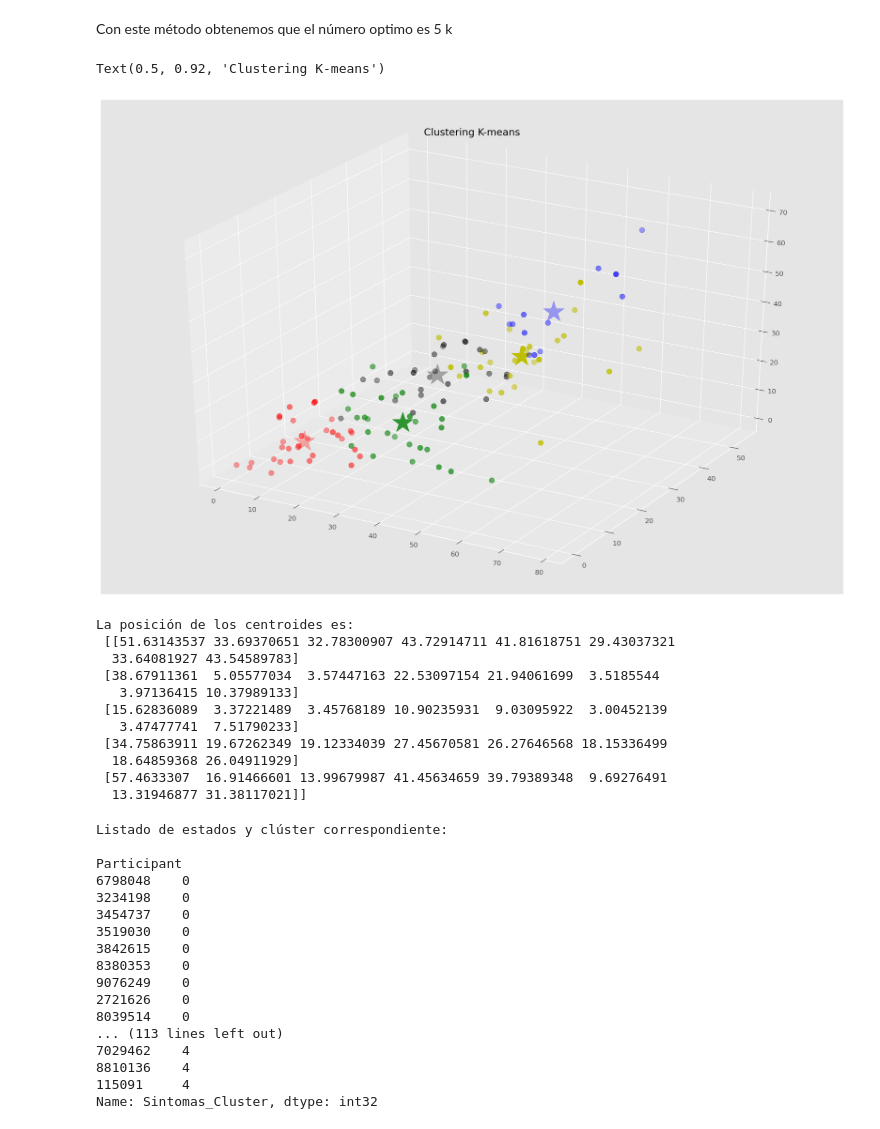
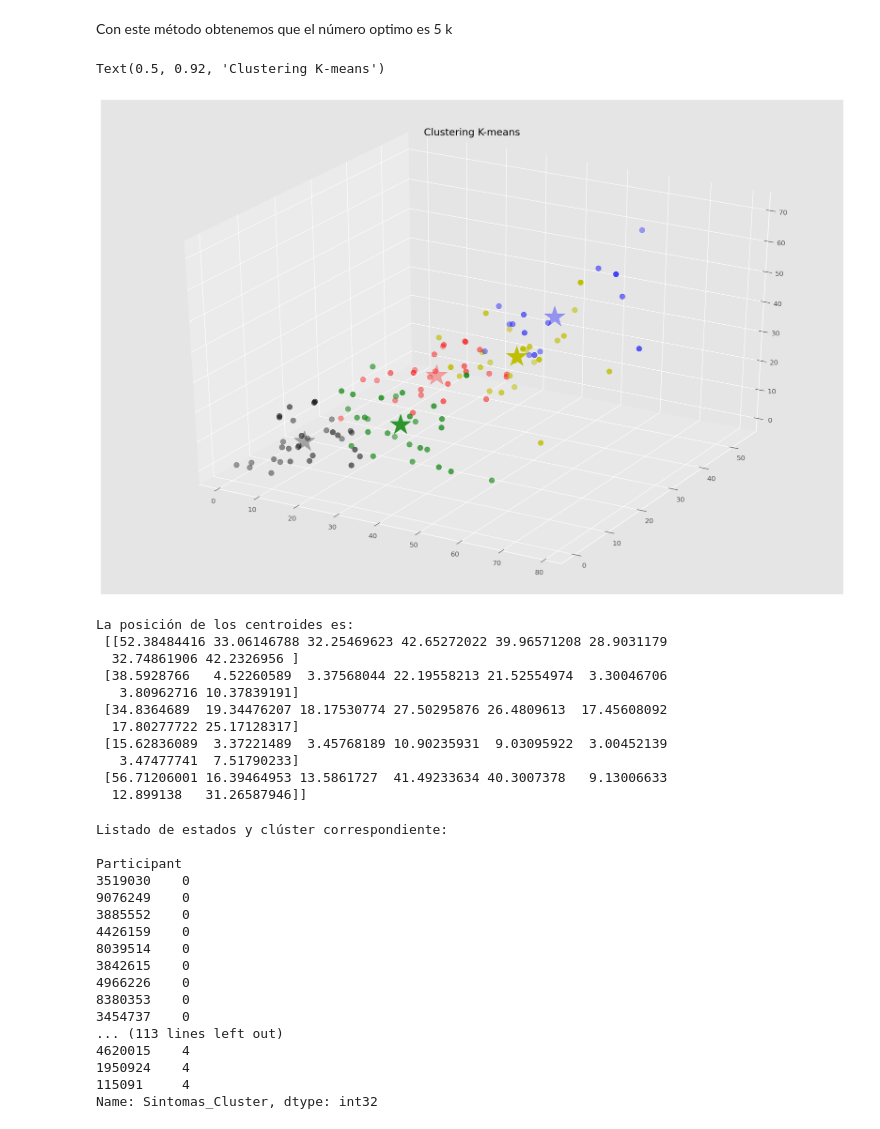
Before and after one commit to serNAVARRO7/AISaturdays-depresion-rrss, a Jupyter notebook: scripts/Clustering_Analysis_AnaPatriciaBautista.ipynb, the cells around one changed output. Cells and saved outputs as stored; diff of their text form; code cells hidden in the pictures.

```diff
--- a/scripts/Clustering_Analysis_AnaPatriciaBautista.ipynb
+++ b/scripts/Clustering_Analysis_AnaPatriciaBautista.ipynb
@@ -196,48 +196,48 @@ Con este método obtenemos que el número optimo es 5 k
 # %%
 import matplotlib.pyplot as plt
 import matplotlib as mpl
 from mpl_toolkits.mplot3d import Axes3D
 
 plt.rcParams["figure.figsize"] = (15,10)
 plt.style.use('ggplot')
 
 from sklearn.cluster import KMeans
 
 color_map = array(['b','g','r','k', 'y'])
 
 ## aplicar el método de k-means para obtener los centroides
-kmeans = KMeans(n_clusters = 5, random_state=1000).fit(data_clustering_mean)
+kmeans = KMeans(n_clusters = 5, random_state=0,).fit(data_clustering_mean)
 centroides = kmeans.cluster_centers_ # localizar la posición de los centroides
 
 classes = kmeans.predict(data_clustering_mean) # Obtener a que cluster pertenece cada participante
 etiquetas = kmeans.labels_
 inercia=kmeans.inertia_
 
 #Gráfico
 fig=plt.figure()
 ax=Axes3D(fig)
 ax.scatter(data_clustering_mean.iloc[:, 0], data_clustering_mean.iloc[:, 1], data_clustering_mean.iloc[:, 3],
            color=color_map[classes], s=60)
 ax.scatter(centroides[:, 0], centroides[:, 1], centroides[:, 3],  marker='*', color=color_map, s=1000)
 
 title('Clustering K-means')
 # %% [output]
 Text(0.5, 0.92, 'Clustering K-means')
-[figure, old version]
+[figure, new version]
 # %%
 print("La posición de los centroides es:\n", centroides, "\n")
 # %% [output]
 La posición de los centroides es:
- [[51.63143537 33.69370651 32.78300907 43.72914711 41.81618751 29.43037321
-  33.64081927 43.54589783]
- [38.67911361  5.05577034  3.57447163 22.53097154 21.94061699  3.5185544
-   3.97136415 10.37989133]
+ [[52.38484416 33.06146788 32.25469623 42.65272022 39.96571208 28.9031179
+  32.74861906 42.2326956 ]
+ [38.5928766   4.52260589  3.37568044 22.19558213 21.52554974  3.30046706
+   3.80962716 10.37839191]
+ [34.8364689  19.34476207 18.17530774 27.50295876 26.4809613  17.45608092
+  17.80277722 25.17128317]
  [15.62836089  3.37221489  3.45768189 10.90235931  9.03095922  3.00452139
    3.47477741  7.51790233]
- [34.75863911 19.67262349 19.12334039 27.45670581 26.27646568 18.15336499
-  18.64859368 26.04911929]
- [57.4633307  16.91466601 13.99679987 41.45634659 39.79389348  9.69276491
-  13.31946877 31.38117021]]
+ [56.71206001 16.39464953 13.5861727  41.49233634 40.3007378   9.13006633
+  12.899138   31.26587946]]
 # %%
 data_clustering_mean['Sintomas_Cluster'] = kmeans.labels_
 listado_participante_cluster = data_clustering_mean['Sintomas_Cluster'].sort_values(ascending = True)
@@ -248,18 +248,18 @@ print(listado_participante_cluster)
 Listado de estados y clúster correspondiente:
 
 Participant
-6798048    0
-3234198    0
+3519030    0
+9076249    0
+3885552    0
+4426159    0
+8039514    0
+3842615    0
+4966226    0
+8380353    0
 3454737    0
-3519030    0
-3842615    0
-8380353    0
-9076249    0
-2721626    0
-8039514    0
 ... (113 lines left out)
-7029462    4
-8810136    4
+4620015    4
+1950924    4
 115091     4
 Name: Sintomas_Cluster, dtype: int32
 # %%
```
Also changed, not shown: parts of 6 cells of this notebook, 1 other file.
